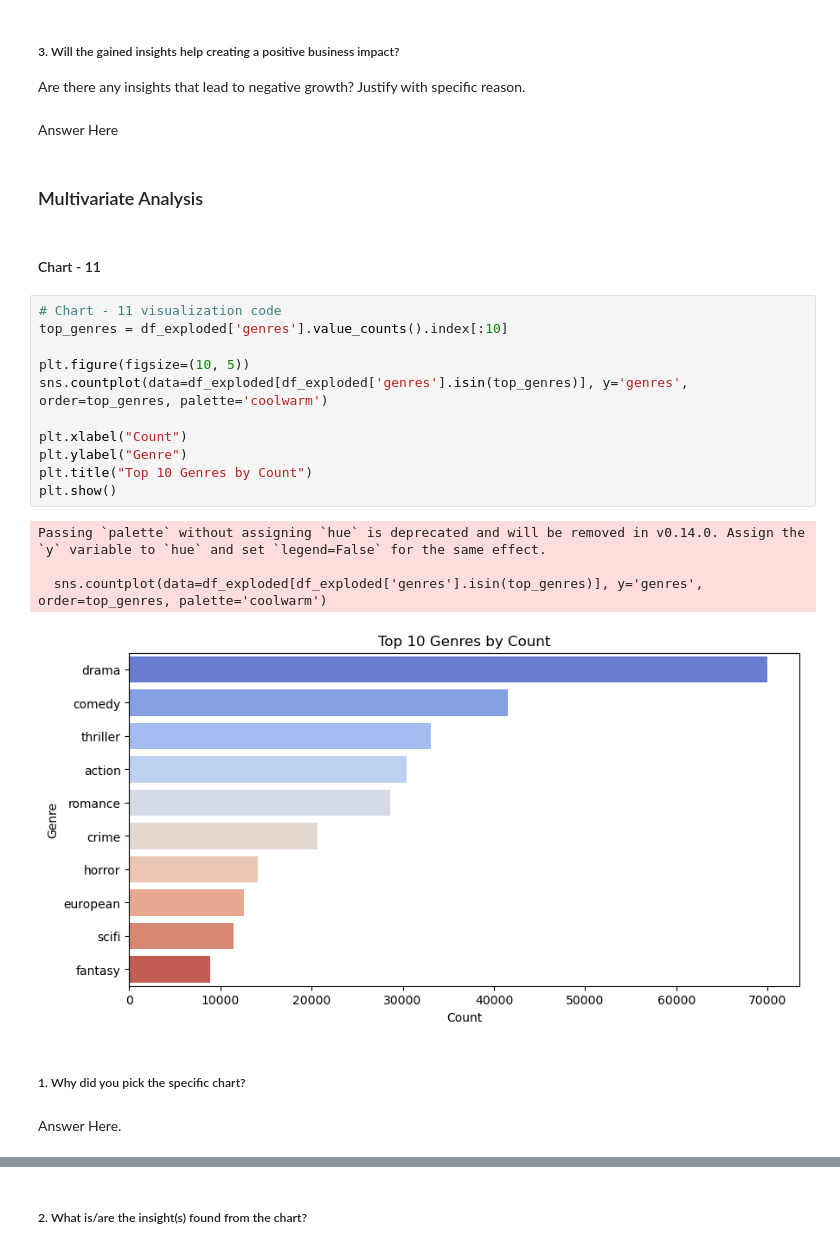
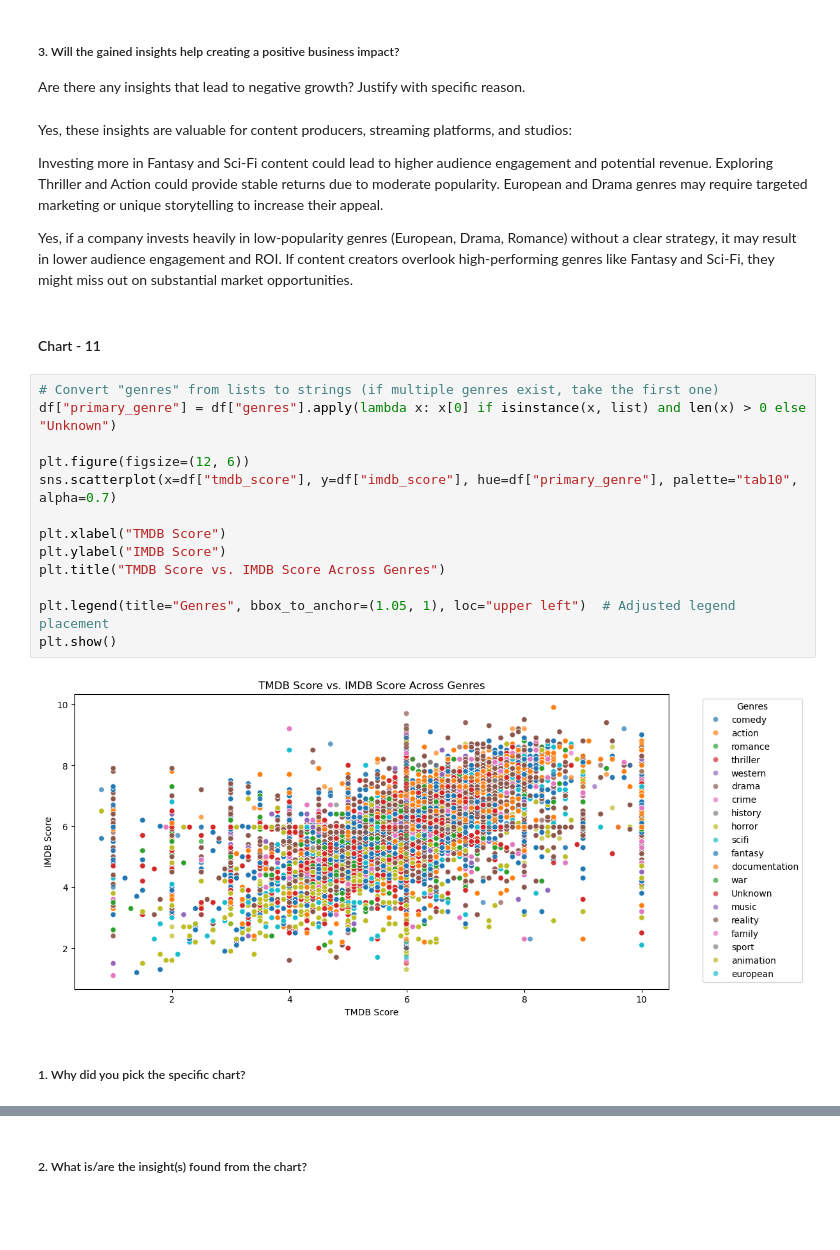
Before and after one commit to apurbaaaa/Amazon-EDA, a Jupyter notebook: Sample_EDA_Submission_Template.ipynb, the cells around one changed output, grey strips where cells are left out. Cells and saved outputs as stored; diff of their text form; blank space fills up the shorter version.

```diff
--- a/Sample_EDA_Submission_Template.ipynb
+++ b/Sample_EDA_Submission_Template.ipynb
@@ -738,29 +822,31 @@ Answer Here
 # %% [markdown]
 ##### 3. Will the gained insights help creating a positive business impact?
 Are there any insights that lead to negative growth? Justify with specific reason.
-# %% [markdown]
-Answer Here
-# %% [markdown]
-### Multivariate Analysis
+# %% [markdown]
+Yes, these insights are valuable for content producers, streaming platforms, and studios:
+
+Investing more in Fantasy and Sci-Fi content could lead to higher audience engagement and potential revenue.
+Exploring Thriller and Action could provide stable returns due to moderate popularity.
+European and Drama genres may require targeted marketing or unique storytelling to increase their appeal.
+
+Yes, if a company invests heavily in low-popularity genres (European, Drama, Romance) without a clear strategy, it may result in lower audience engagement and ROI.
+If content creators overlook high-performing genres like Fantasy and Sci-Fi, they might miss out on substantial market opportunities.
 # %% [markdown]
 #### Chart - 11
-# %%
-# Chart - 11 visualization code
-top_genres = df_exploded['genres'].value_counts().index[:10]
-
-plt.figure(figsize=(10, 5))
-sns.countplot(data=df_exploded[df_exploded['genres'].isin(top_genres)], y='genres', order=top_genres, palette='coolwarm')
-
-plt.xlabel("Count")
-plt.ylabel("Genre")
-plt.title("Top 10 Genres by Count")
-plt.show()
-# %% [output]
-Passing `palette` without assigning `hue` is deprecated and will be removed in v0.14.0. Assign the `y` variable to `hue` and set `legend=False` for the same effect.
-
-  sns.countplot(data=df_exploded[df_exploded['genres'].isin(top_genres)], y='genres', order=top_genres, palette='coolwarm')
-[figure, removed]
+# %%
+# Convert "genres" from lists to strings (if multiple genres exist, take the first one)
+df["primary_genre"] = df["genres"].apply(lambda x: x[0] if isinstance(x, list) and len(x) > 0 else "Unknown")
+
+plt.figure(figsize=(12, 6))
+sns.scatterplot(x=df["tmdb_score"], y=df["imdb_score"], hue=df["primary_genre"], palette="tab10", alpha=0.7)
+
+plt.xlabel("TMDB Score")
+plt.ylabel("IMDB Score")
+plt.title("TMDB Score vs. IMDB Score Across Genres")
+
+plt.legend(title="Genres", bbox_to_anchor=(1.05, 1), loc="upper left")  # Adjusted legend placement
+plt.show()
+# %% [output]
+[figure, added]
 # %% [markdown]
 ##### 1. Why did you pick the specific chart?
-# %% [markdown]
-Answer Here.
```
Also changed, not shown: parts of 100 cells of this notebook.
